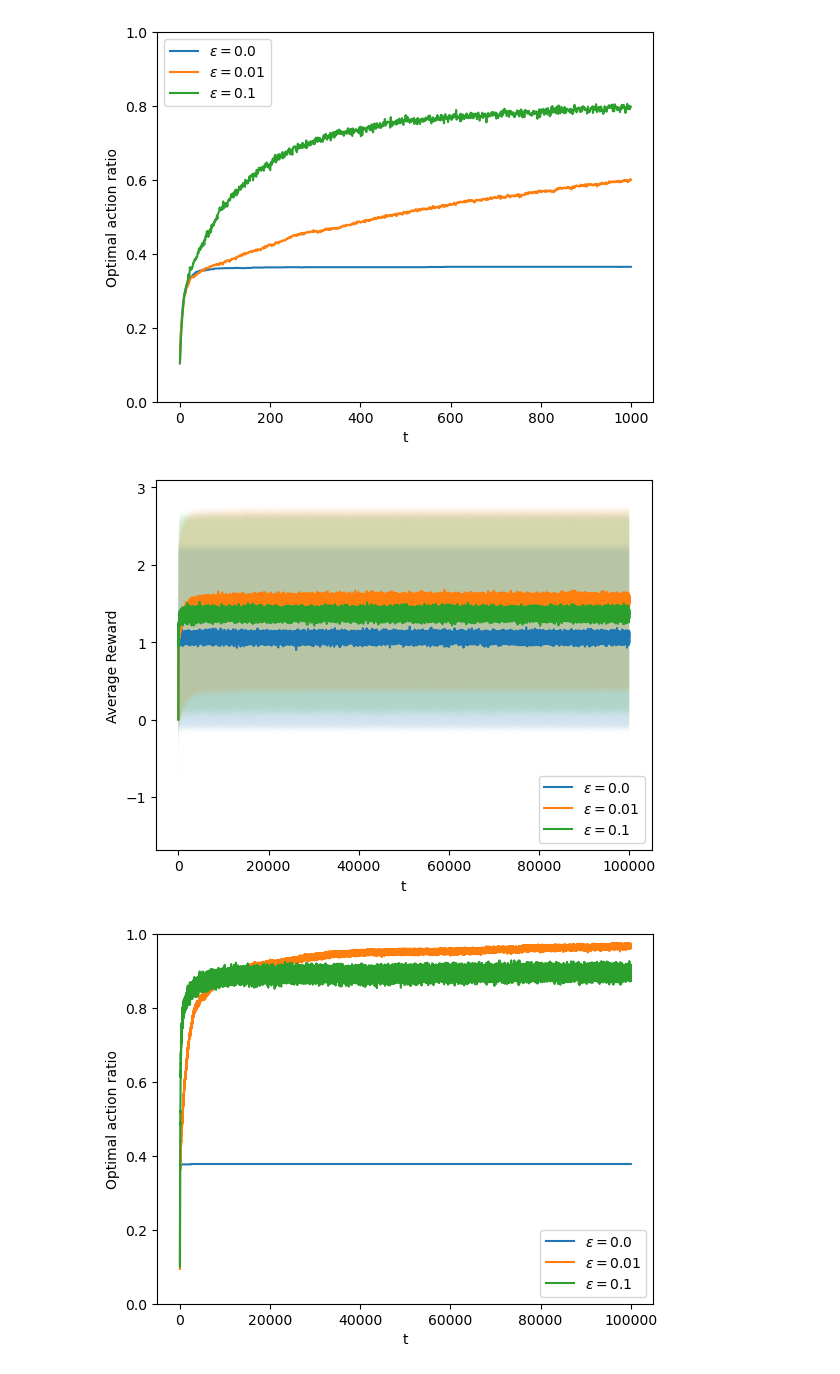
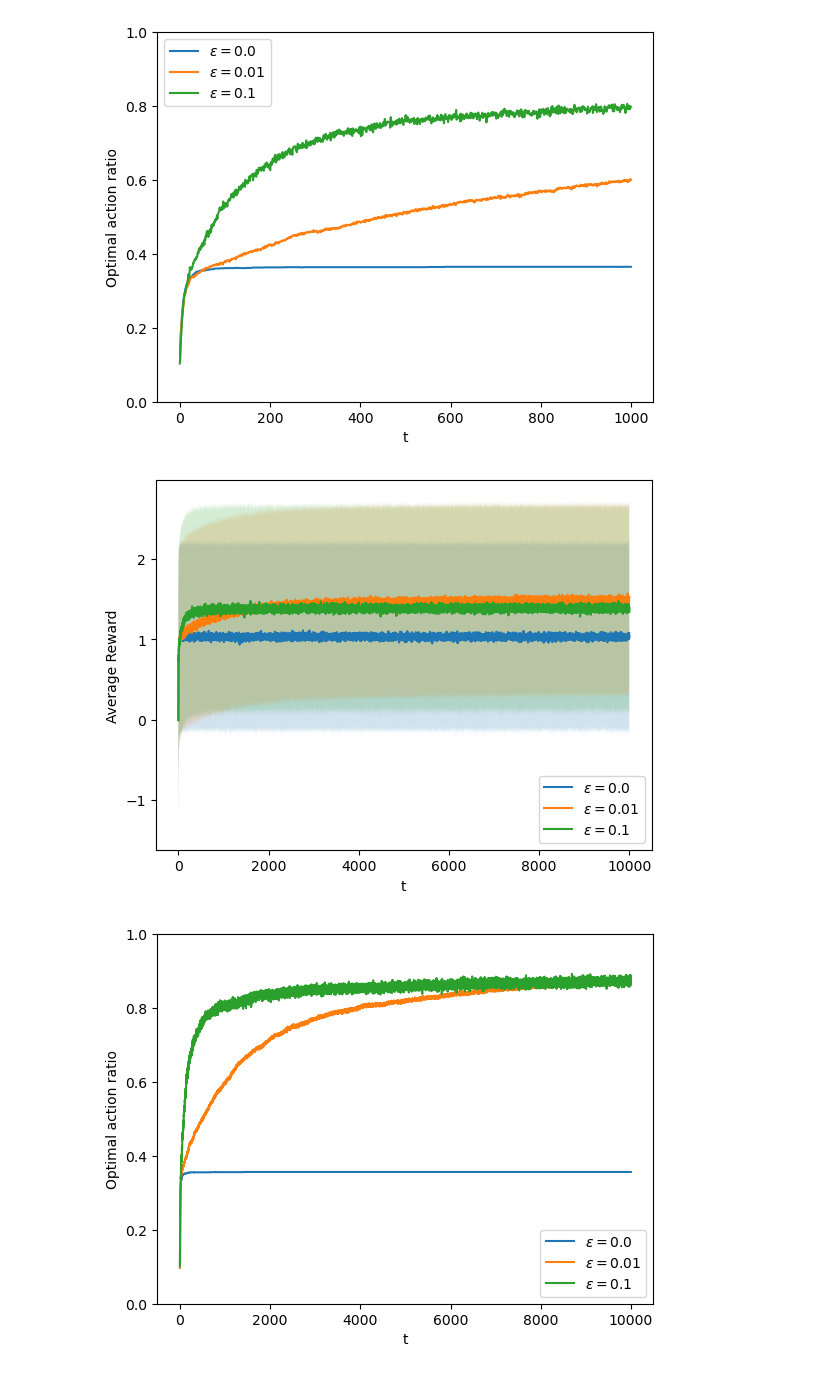
Before and after one commit to csongorszasz/rlbook-2nd, a Jupyter notebook: ch02/kbandit.ipynb, the cells around one changed output. Cells and saved outputs as stored; diff of their text form; code cells hidden in the pictures.

```diff
--- a/ch02/kbandit.ipynb
+++ b/ch02/kbandit.ipynb
@@ -3,7 +5,7 @@ import numpy as np
 rng = np.random.default_rng(0)
 # %%
 class Bandit:
-    def __init__(self, k):
+    def __init__(self, k=None, **kwargs):
         self.k = k
         self.q = rng.normal(0.0, 1.0, self.k)
         self.optimal_action = self.q.argmax()
@@ -17,7 +19,11 @@ from dataclasses import dataclass
 
 @dataclass
 class Config:
+    bandit_cls: Bandit
     k: int
     time_steps: int
     experiments: int
     eps: float
+    constant_step: bool
+    alpha: float = None
+    noise_var: float = None
@@ -59,7 +77,7 @@ class Metrics:
 # %%
 import matplotlib.pyplot as plt
 
-def plot_rewards(metrics_list: list[Metrics], config_list: list[Config]):
+def plot_rewards(metrics_list: list[MetricsCollection], config_list: list[Config]):
     for m, c in zip(metrics_list, config_list):
         mean_rewards, std_rewards = m.reward_distribution_over_time()
         x = np.arange(len(mean_rewards))
@@ -70,7 +88,7 @@ def plot_rewards(metrics_list: list[Metrics], config_list: list[Config]):
     plt.legend()
     plt.show()
 
-def plot_optimal_action_ratio(metrics_list: list[Metrics], config_list: list[Config]):
+def plot_optimal_action_ratio(metrics_list: list[MetricsCollection], config_list: list[Config]):
     for m, c in zip(metrics_list, config_list):
         y = m.optimal_action_choice_ratio_over_time()
         x = np.arange(len(y))
@@ -103,10 +121,12 @@ plot_optimal_action_ratio([m], [c])
 # %%
 import copy
 c1 = Config(
+    bandit_cls = Bandit,
     k = 10,
     time_steps = 1000,
     experiments = 2000,
-    eps = 0.0
+    eps = 0.0,
+    constant_step = False
 )
 c2 = copy.deepcopy(c1)
 c2.eps = 0.01
@@ -116,14 +136,11 @@ configs = (c1, c2, c3)
 
 metrics = []
 for c in configs:
-    m = Metrics(c)
-    metrics.append(m)
-
+    mc = MetricsCollection(c)
     for exp_nr in range(c.experiments):
-        rewards, chose_optimal_action = do_experiment(c)
-
-        m.rewards_all[exp_nr] = np.array(rewards)
-        m.chose_optimal_action_all[exp_nr] = np.array(chose_optimal_action)
+        ms: MetricsSingle = do_experiment(c)
+        mc.save_experiment(ms)
+    metrics.append(mc)
 
 plot_rewards(metrics, configs)
 plot_optimal_action_ratio(metrics, configs)
@@ -133,30 +150,29 @@ plot_optimal_action_ratio(metrics, configs)
 # %%
 import copy
 c1 = Config(
+    bandit_cls = Bandit,
     k = 10,
-    time_steps = 100000,
-    experiments = 1000,
-    eps = 0.0
+    time_steps = 10000,
+    experiments = 2000,
+    eps = 0.0,
+    constant_step = False,
 )
 c2 = copy.deepcopy(c1)
 c2.eps = 0.01
 c3 = copy.deepcopy(c1)
 c3.eps = 0.1
 configs = (c1, c2, c3)
 
 metrics = []
 for c in configs:
-    m = Metrics(c)
-    metrics.append(m)
-
+    mc = MetricsCollection(c)
     for exp_nr in range(c.experiments):
-        rewards, chose_optimal_action = do_experiment(c)
-
-        m.rewards_all[exp_nr] = np.array(rewards)
-        m.chose_optimal_action_all[exp_nr] = np.array(chose_optimal_action)
+        ms: MetricsSingle = do_experiment(c)
+        mc.save_experiment(ms)
+    metrics.append(mc)
 
 plot_rewards(metrics, configs)
 plot_optimal_action_ratio(metrics, configs)
 # %% [output]
-[figure, old version]
+[figure, new version]
-[figure, old version]
+[figure, new version]
```
Also changed, not shown: parts of 12 cells of this notebook.
